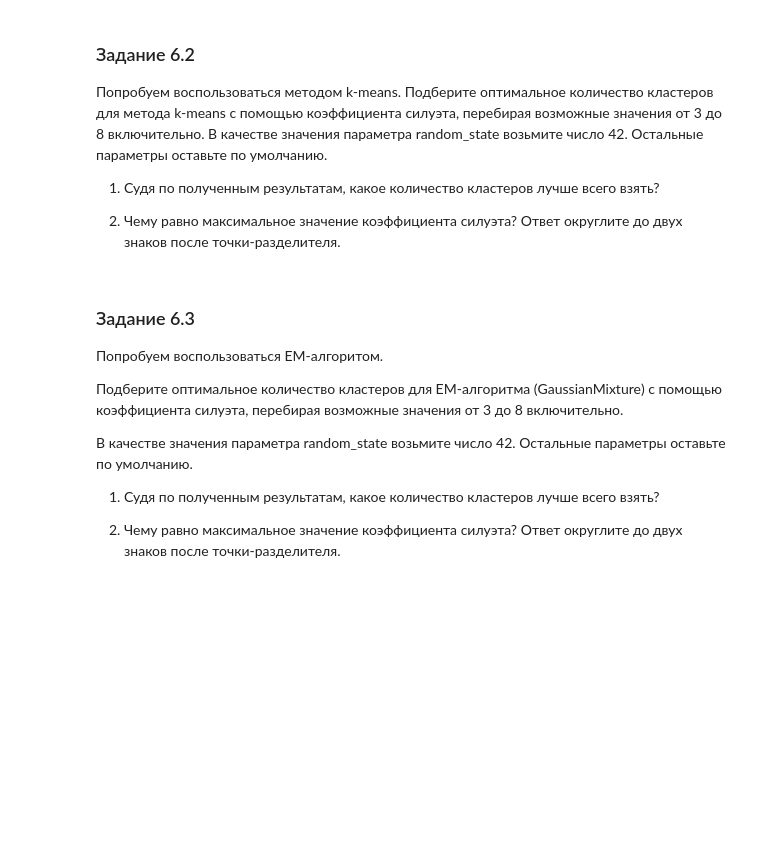
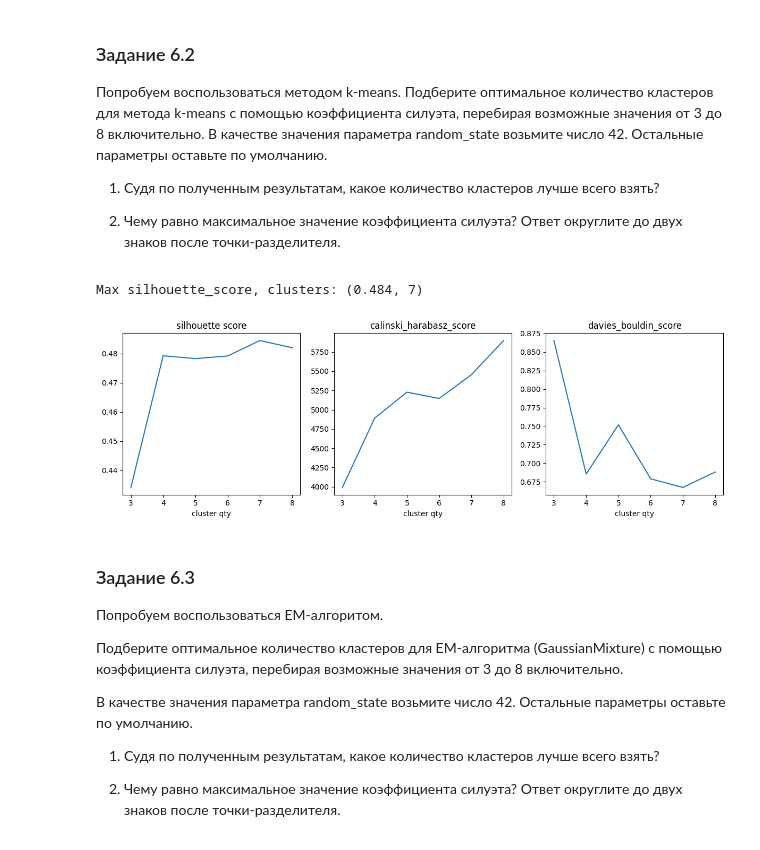
Before and after one commit to ssiarhei115/Shop-customers-segmentation, a Jupyter notebook: code.ipynb, the cells around one changed output. Saved outputs shown, nothing was run; the diff lists cells and outputs as text; code cells hidden in the pictures; blank space fills up the shorter version.

```diff
--- a/code.ipynb
+++ b/code.ipynb
@@ -766,20 +796,3 @@ max silhouette score obtained 0.52 for 3 clusters
 1) Судя по полученным результатам, какое количество кластеров лучше всего взять?
 
 2) Чему равно максимальное значение коэффициента силуэта? Ответ округлите до двух знаков после точки-разделителя.
-# %%
-interv = range(2,10)
-sil = {x:0 for x in interv}
-ch = {x:0 for x in interv}
-db = {x:0 for x in interv}
-
-for num in interv:
-    sil[num], ch[num], db[num] = get_silhouette(mixture.GaussianMixture(n_components=num, random_state=42), rfm_decomp)
-
-f,a = plt.subplots(1,3,figsize=(12,4))
-sns.lineplot(x=interv, y=sil.values(), ax=a[0]).set(title='silhouette score', xlabel='cluster qty');
-sns.lineplot(x=interv, y=ch.values(), ax=a[1]).set(title='calinski_harabasz_score', xlabel='cluster qty');
-sns.lineplot(x=interv, y=db.values(), ax=a[2]).set(title='davies_bouldin_score', xlabel='cluster qty');
-plt.tight_layout()
-
-max_ind = np.argmax(np.array(list(sil.values())))
-print(f"max silhouette score obtained {round(list(sil.values())[max_ind],2)} for {list(sil.keys())[max_ind]} clusters")
@@ -961,6 +978,13 @@ sns.scatterplot(data=rfm_decomp, x=rfm_decomp[:,0], y=rfm_decomp[:,1]);
 1) Судя по полученным результатам, какое количество кластеров лучше всего взять?
 
 2) Чему равно максимальное значение коэффициента силуэта? Ответ округлите до двух знаков после точки-разделителя.
+# %%
+kmeans = Clusterer(cluster.KMeans, [3,9], rfm_decomp)
+
+print(f"Max silhouette_score, clusters: {kmeans.opt_cluster_qty()[0]}")
+# %% [output]
+Max silhouette_score, clusters: (0.484, 7)
+[figure, added]
 # %% [markdown]
 ### Задание 6.3
 Попробуем воспользоваться EM-алгоритом.
```
Also changed, not shown: parts of 8 cells of this notebook.
